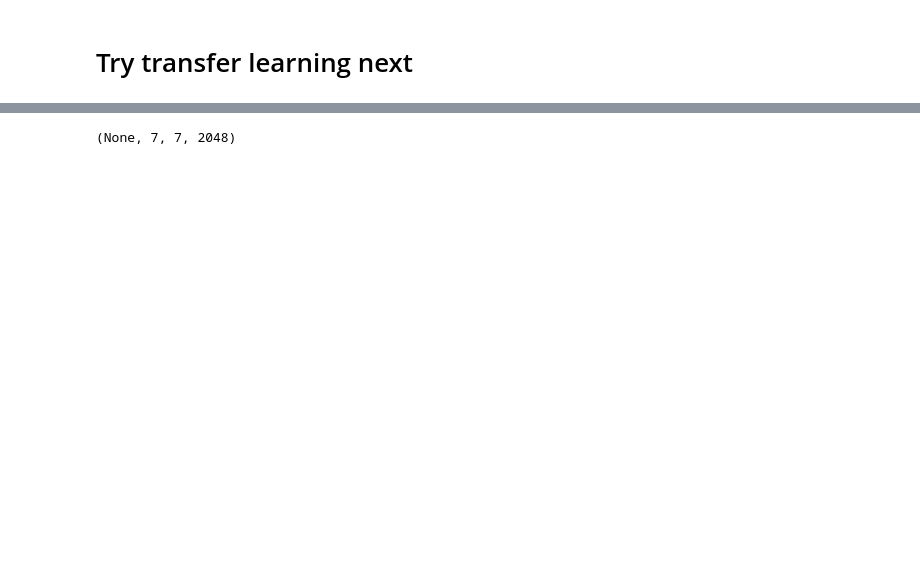
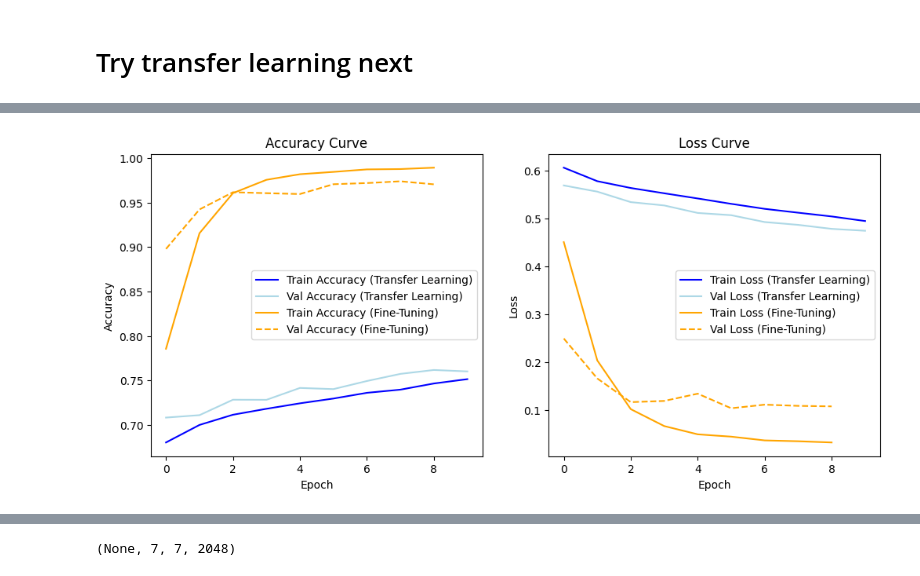
Before and after one commit to Afishally/Deepfake-Model-V1, a Jupyter notebook: training.ipynb, the cells around one changed output, grey strips where cells are left out. Drawn from its saved outputs; the diff is of its cells as text; code cells hidden in the pictures; blank space fills up the shorter version.

```diff
--- a/training.ipynb
+++ b/training.ipynb
@@ -550,0 +490,85 @@ plt.show()
+# %%
+
+# Load pre-trained Xception model
+base_model = tf.keras.applications.Xception(
+    include_top=False,
+    weights='imagenet',
+    input_shape=(224, 224, 3)
+)
+
+# Initially freeze the base model
+base_model.trainable = False
+
+# Add custom layers
+model = tf.keras.Sequential([
+    base_model,
+    tf.keras.layers.GlobalAveragePooling2D(),
+    tf.keras.layers.Dense(128, activation='relu'),
+    tf.keras.layers.Dropout(0.5),
+    tf.keras.layers.Dense(1, activation='sigmoid')  # Binary classification
+])
+
+# Compile the model (initial training phase)
+model.compile(optimizer='adam', loss='binary_crossentropy', metrics=['accuracy'])
+
+# Callbacks for transfer learning phase
+early_stopping = EarlyStopping(monitor="val_loss", patience=3, restore_best_weights=True)
+csv_logger_transfer = CSVLogger("training_log_transfer_learning.csv", append=False)
+
+# Train the model with frozen base model (transfer learning phase)
+history = model.fit(train_dataset, epochs=10, validation_data=val_dataset, callbacks=[early_stopping, csv_logger_transfer])
+
+# **Unfreeze the base model for fine-tuning**
+base_model.trainable = True
+
+# Optionally, freeze some early layers (e.g., first 50)
+for layer in base_model.layers[:50]:
+    layer.trainable = False
+
+# Recompile with a **lower learning rate**
+model.compile(optimizer=tf.keras.optimizers.Adam(learning_rate=1e-4), loss='binary_crossentropy', metrics=['accuracy'])
+
+# Warm-up step to prevent GPU timing issues
+warmup_batch = next(iter(train_dataset))  # Get a batch from the dataset
+_ = model.predict(warmup_batch)  # Run a prediction to initialize the model on GPU
+
+# Callbacks for fine-tuning phase
+csv_logger_fine_tune = CSVLogger("training_log_fine_tuning.csv", append=False)
+
+# Continue training with fine-tuning
+history_fine = model.fit(train_dataset, epochs=20, validation_data=val_dataset, callbacks=[early_stopping, csv_logger_fine_tune])
+
+# Save the fine-tuned model
+model.save("xception_finetuned.h5")
+
+# Load the logged data for transfer learning
+log_data_transfer = pd.read_csv("training_log_transfer_learning.csv")
+
+# Load the logged data for fine-tuning
+log_data_fine_tune = pd.read_csv("training_log_fine_tuning.csv")
+
+# Plot accuracy and loss curves for both transfer learning and fine-tuning phases on the same graph
+fig, ax = plt.subplots(1, 2, figsize=(12, 5))
+
+# Accuracy plot for both transfer learning and fine-tuning
+ax[0].plot(log_data_transfer["epoch"], log_data_transfer["accuracy"], label="Train Accuracy (Transfer Learning)", color="blue")
+ax[0].plot(log_data_transfer["epoch"], log_data_transfer["val_accuracy"], label="Val Accuracy (Transfer Learning)", color="lightblue")
+ax[0].plot(log_data_fine_tune["epoch"], log_data_fine_tune["accuracy"], label="Train Accuracy (Fine-Tuning)", color="orange")
+ax[0].plot(log_data_fine_tune["epoch"], log_data_fine_tune["val_accuracy"], label="Val Accuracy (Fine-Tuning)", color="orange", linestyle='--')
+ax[0].set_title("Accuracy Curve")
+ax[0].set_xlabel("Epoch")
+ax[0].set_ylabel("Accuracy")
+ax[0].legend()
+
+# Loss plot for both transfer learning and fine-tuning
+ax[1].plot(log_data_transfer["epoch"], log_data_transfer["loss"], label="Train Loss (Transfer Learning)", color="blue")
+ax[1].plot(log_data_transfer["epoch"], log_data_transfer["val_loss"], label="Val Loss (Transfer Learning)", color="lightblue")
+ax[1].plot(log_data_fine_tune["epoch"], log_data_fine_tune["loss"], label="Train Loss (Fine-Tuning)", color="orange")
+ax[1].plot(log_data_fine_tune["epoch"], log_data_fine_tune["val_loss"], label="Val Loss (Fine-Tuning)", color="orange", linestyle='--')
+ax[1].set_title("Loss Curve")
+ax[1].set_xlabel("Epoch")
+ax[1].set_ylabel("Loss")
+ax[1].legend()
+
+plt.show()
+# %% [output]
@@ -551,3 +618,4 @@ plt.show()
+[figure, added]
 # %%
 model.summary()
 # %% [output]
```
Also changed, not shown: parts of 21 cells of this notebook, 6 other files.
